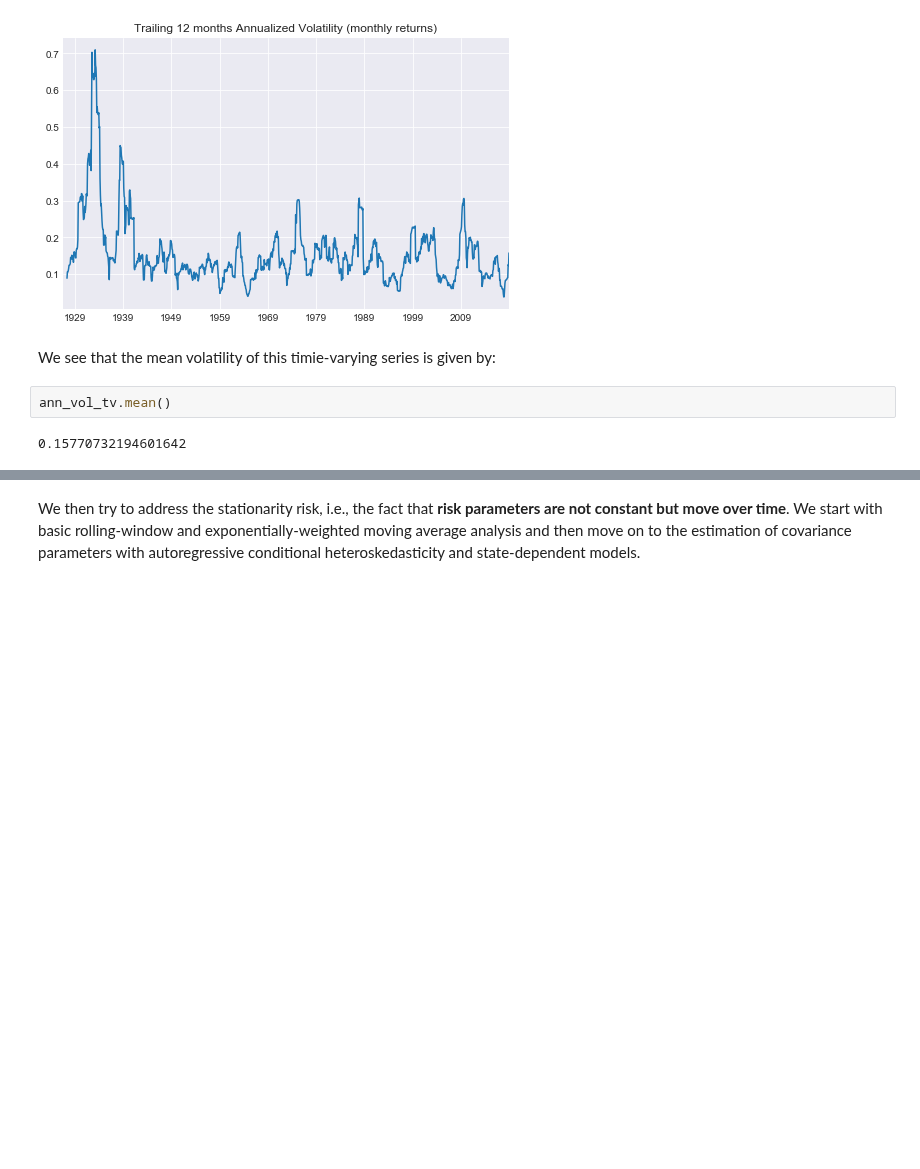
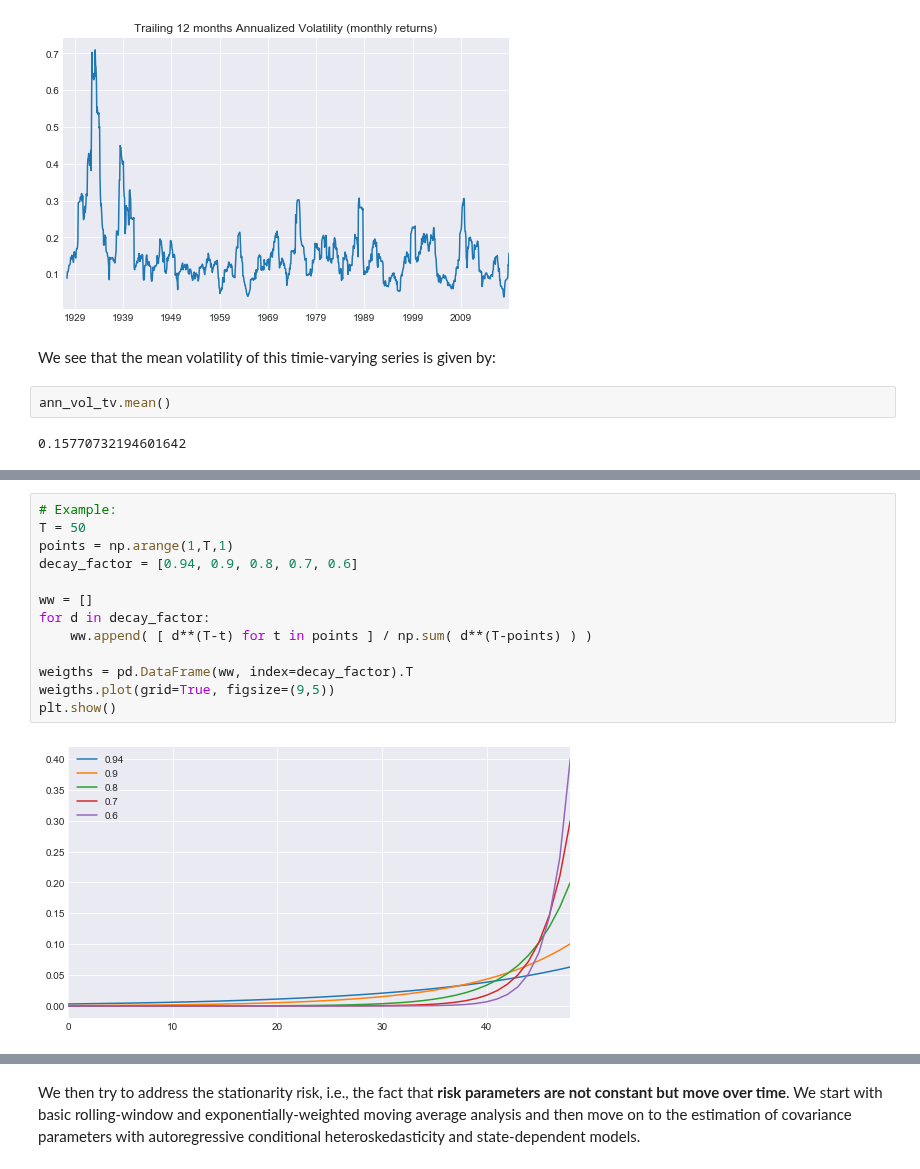
Before and after one commit to z4ir3/finance-courses, a Jupyter notebook: course_2_advanced_portfolio_construction_and_analysis_with_python/week-2.ipynb, the cells around one changed output, grey strips where cells are left out. Saved outputs shown, nothing was run; the diff lists cells and outputs as text; blank space fills up the shorter version.

```diff
--- a/course_2_advanced_portfolio_construction_and_analysis_with_python/week-2.ipynb
+++ b/course_2_advanced_portfolio_construction_and_analysis_with_python/week-2.ipynb
@@ -198,0 +254,15 @@ which is different from the "static" variance we have used over the entire perio
+# %%
+# Example:
+T = 50
+points = np.arange(1,T,1)
+decay_factor = [0.94, 0.9, 0.8, 0.7, 0.6]
+
+ww = []
+for d in decay_factor:
+    ww.append( [ d**(T-t) for t in points ] / np.sum( d**(T-points) ) )
+
+weigths = pd.DataFrame(ww, index=decay_factor).T
+weigths.plot(grid=True, figsize=(9,5))
+plt.show()
+# %% [output]
+[figure, added]
```
Also changed, not shown: parts of 10 cells of this notebook.
